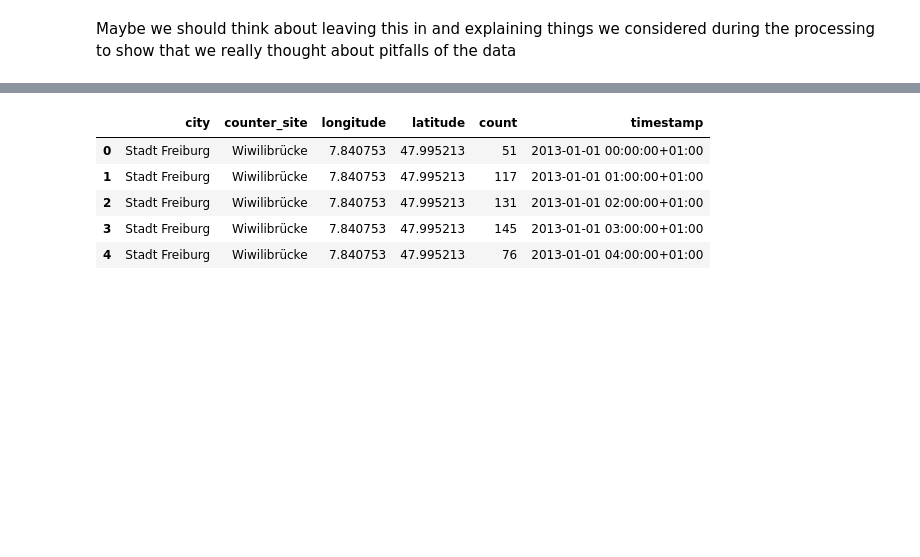
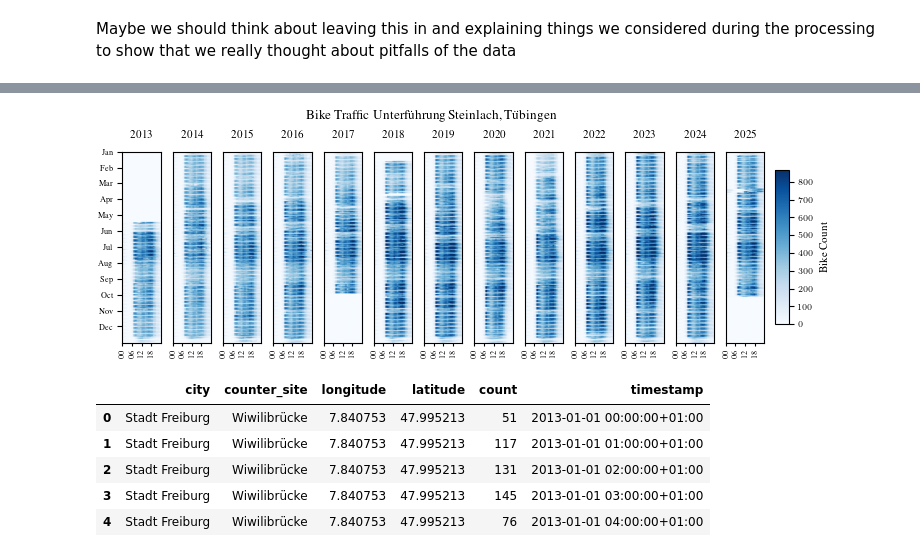
Before and after one commit to skessler01/data_literacy, a Jupyter notebook: notebooks/plots_for_paper.ipynb, the cells around one changed output, grey strips where cells are left out. Drawn from its saved outputs; the diff is of its cells as text; code cells hidden in the pictures; blank space fills up the shorter version.

Commit message:
left over changes from plots

```diff
--- a/notebooks/plots_for_paper.ipynb
+++ b/notebooks/plots_for_paper.ipynb
@@ -9,5 +10,6 @@ import numpy as np
 # %%
 # Load data
-bike_data = pd.read_csv("../data/full_bike_data_preprocessed.csv", low_memory=False)
-bike_data['timestamp'] = pd.to_datetime(bike_data['timestamp'], errors='coerce')
-bike_data['timestamp'] = bike_data['timestamp'].dt.tz_convert('Europe/Berlin') # konvertieren um Zeitumstellungsprobleme zu lösen
+#bike_data = pd.read_csv("../data/full_bike_data_preprocessed.csv", low_memory=False)
+bike_data = pd.read_csv("../data/full_bike_data_cleaned.csv", low_memory=False)
+bike_data['timestamp'] = pd.to_datetime(bike_data['timestamp'], utc = True, errors='coerce').dt.tz_convert('Europe/Berlin')
+bike_data.head()
@@ -26,3 +33,7 @@ array(['Unterführung Steinlach/Karlstraße Südseite - Steinlachallee',
+# %%
+# Get data for specific counter site
+counter_site = 'Unterführung Steinlach/Karlstraße Südseite - Steinlachallee'
+site_data = city_data[city_data['counter_site'] == counter_site]
 # %%
 # Get max count
 max_count = city_data['count'].max()
@@ -327,3 +389,87 @@ plt.show()
+# %%
+# With stylesheet
+import warnings
+warnings.filterwarnings("ignore")
+
+def prepare_data(df):
+    if df['timestamp'].dt.tz is None:
+        df['timestamp'] = pd.to_datetime(df['timestamp']).dt.tz_localize('UTC')
+    df['timestamp'] = df['timestamp'].dt.tz_convert('Europe/Berlin')
+
+    df['year'] = df['timestamp'].dt.year
+    df['day_of_year'] = df['timestamp'].dt.dayofyear
+    df['hour'] = df['timestamp'].dt.hour
+
+    return df
+
+def create_yearly_strip_plot(df):
+    years = sorted(df['year'].unique())
+    n_years = len(years)
+
+    # Apply Style
+    plt.rcParams.update(bundles.icml2024(column="full", nrows=8, ncols=n_years))
+
+    # Setup Figure
+    fig, axes = plt.subplots(1, n_years, sharey=True)
+
+    # Handle single year case where axes is not a list
+    if n_years == 1:
+        axes = [axes]
+
+    # Global Color Settings
+    vmin, vmax = 0, df['count'].quantile(0.99)
+
+    # Y-Axis formatting (Months)
+    month_starts = [0, 31, 60, 91, 121, 152, 182, 213, 244, 274, 305, 335]
+    month_names = ['Jan', 'Feb', 'Mar', 'Apr', 'May', 'Jun', 'Jul', 'Aug', 'Sep', 'Oct', 'Nov', 'Dec']
+
+    for i, year in enumerate(years):
+        ax = axes[i]
+
+        # Prepare Data
+        df_year = df[df['year'] == year]
+        pivot = df_year.pivot_table(index='day_of_year', columns='hour', values='count', aggfunc='sum')
+        pivot = pivot.reindex(index=range(1, 367), columns=range(0, 24), fill_value=0)
+        pivot = pivot.fillna(0)
+
+        # Plot Heatmap
+        # We keep aspect='auto' because 366x24 data needs to stretch to fit the shape
+        im = ax.imshow(pivot, cmap='Blues', aspect='auto',
+                       vmin=vmin, vmax=vmax, origin='upper',
+                       extent=[0, 24, 366, 0])
+
+        # Labeling
+        ax.set_title(str(year), pad=10)
+
+        # X-Axis
+        ax.set_xticks([0, 6, 12, 18])
+        ax.set_xticklabels(['00', '06', '12', '18'], rotation=90)
+        ax.tick_params(axis='x', length=2)
+
+        # Y-Axis (Months)
+        if i == 0:
+            ax.set_yticks(month_starts)
+            ax.set_yticklabels(month_names)
+        else:
+            ax.tick_params(left=False)
+
+    # Add colorbar to the figure
+    cbar_ax = fig.add_axes([1.01, 0.15, 0.02, 0.6])
+    cbar = fig.colorbar(im, cax=cbar_ax)
+    cbar.set_label('Bike Count')
+
+    # Master Title
+    fig.suptitle('Bike Traffic Unterführung Steinlach, Tübingen')
+
+    return fig
+
+# --- EXECUTION ---
+df_agg = prepare_data(site_data)
+fig = create_yearly_strip_plot(df_agg)
+fig.savefig("../figures/bike_traffic_tuebingen.pdf", format="pdf", bbox_inches="tight")
+plt.show()
+# %% [output]
+[figure, added]
 # %%
 # daten für ausgewählte counter fuktern
 selected_counter = ["Wiwilibrücke"] #oder FR3 Eschholzstraße
```
Also changed, not shown: parts of 8 cells of this notebook, 15 other files.
